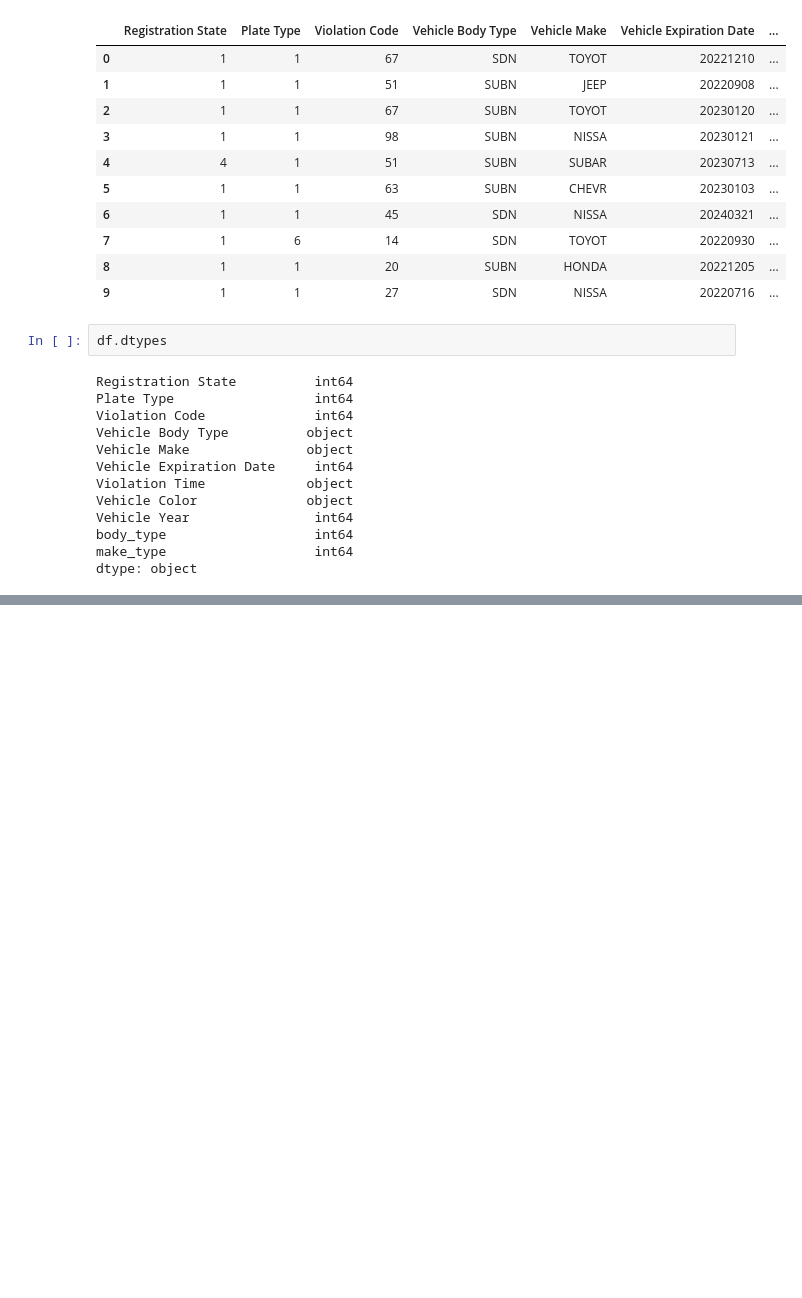
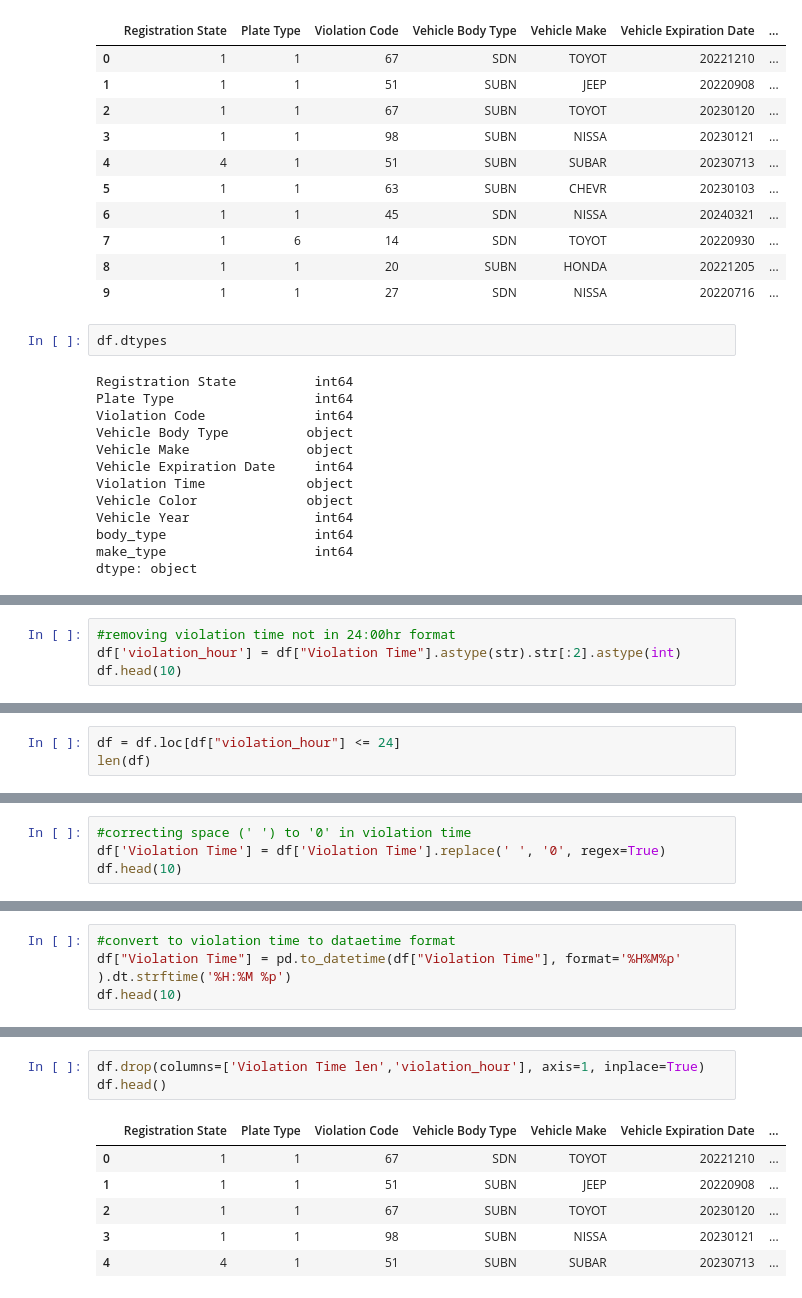
Before and after one commit to chojunhyun94/Parking_Violations_NYC, a Jupyter notebook: Notebooks/parking_violations_ml.ipynb, the cells around one changed output, grey strips where cells are left out. Drawn from its saved outputs; the diff is of its cells as text; blank space fills up the shorter version.

Commit message:
changed to datetime

```diff
--- a/Notebooks/parking_violations_ml.ipynb
+++ b/Notebooks/parking_violations_ml.ipynb
@@ -140,0 +179,4 @@ df = df.drop(['Vehicle Body Type', 'Vehicle Make'])
+# %%
+#removing violation time not in 24:00hr format
+df['violation_hour'] = df["Violation Time"].astype(str).str[:2].astype(int)
+df.head(10)
@@ -140,0 +195,3 @@ df = df.drop(['Vehicle Body Type', 'Vehicle Make'])
+# %%
+df = df.loc[df["violation_hour"] <= 24]
+len(df)
@@ -140,0 +200,4 @@ df = df.drop(['Vehicle Body Type', 'Vehicle Make'])
+# %%
+#correcting space (' ') to '0' in violation time
+df['Violation Time'] = df['Violation Time'].replace(' ', '0', regex=True)
+df.head(10)
@@ -140,0 +216,4 @@ df = df.drop(['Vehicle Body Type', 'Vehicle Make'])
+# %%
+#convert to violation time to dataetime format
+df["Violation Time"] = pd.to_datetime(df["Violation Time"], format='%H%M%p' ).dt.strftime('%H:%M %p')
+df.head(10)
@@ -140,0 +232,10 @@ df = df.drop(['Vehicle Body Type', 'Vehicle Make'])
+# %%
+df.drop(columns=['Violation Time len','violation_hour'], axis=1, inplace=True)
+df.head()
+# %% [output]
+|  | Registration State | Plate Type | Violation Code | Vehicle Body Type | Vehicle Make | Vehicle Expiration Date | ... |
+| 0 | 1 | 1 | 67 | SDN | TOYOT | 20221210 | ... |
+| 1 | 1 | 1 | 51 | SUBN | JEEP | 20220908 | ... |
+| 2 | 1 | 1 | 67 | SUBN | TOYOT | 20230120 | ... |
+| 3 | 1 | 1 | 98 | SUBN | NISSA | 20230121 | ... |
+| 4 | 4 | 1 | 51 | SUBN | SUBAR | 20230713 | ... |
```
Also changed, not shown: parts of 9 cells of this notebook.
